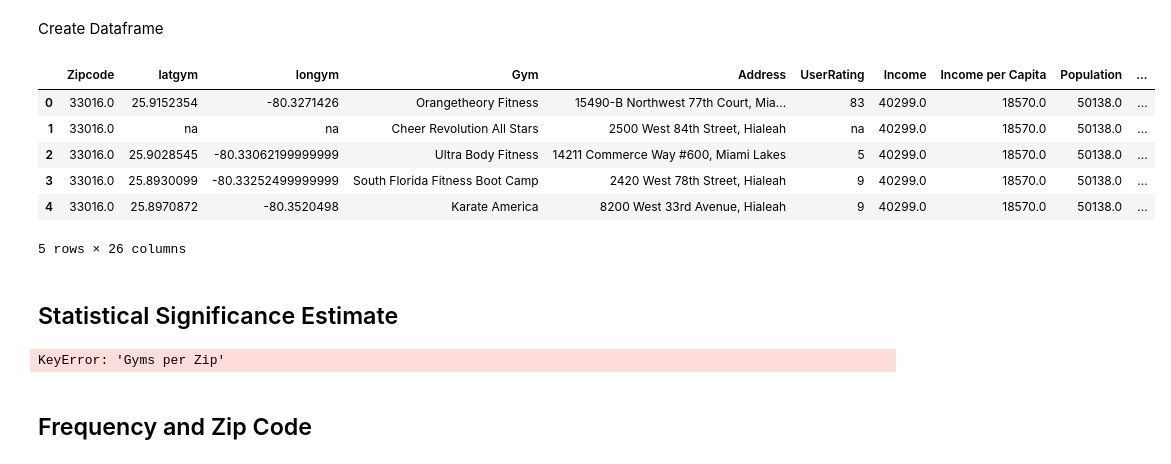
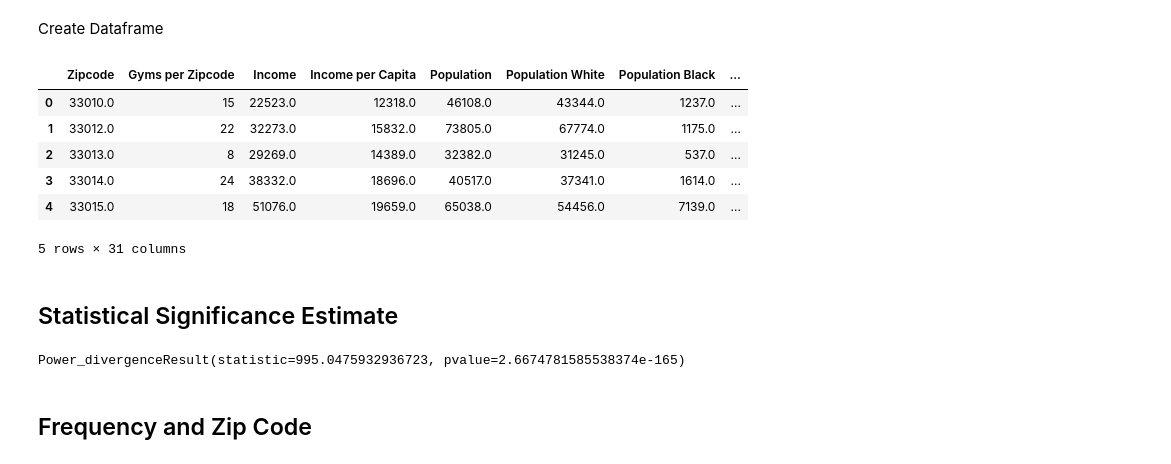
Before and after one commit to EJohnson7/Project-1, a Jupyter notebook: Merge and Charts.ipynb, the cells around one changed output. Cells and saved outputs as stored; diff of their text form; code cells hidden in the pictures.

Commit message:
Redone Merge and Charts up to statsig

```diff
--- a/Merge and Charts.ipynb
+++ b/Merge and Charts.ipynb
@@ -63,6 +63,8 @@ gyms.head()
 | 3 | 33114.0 | 25.771538 | -80.23163029999999 | Thunder Gym | 59 Beacom Boulevard, Miami | 24 |
 | 4 | 33114.0 | 25.7796569 | -80.223461 | POWER GYM | 1710 NW South River Dr #202, Miami | 27 |
 # %%
-gyms.sort_values('Zipcode').drop_duplicates(subset=['Zipcode', 'Address'])
+#gyms.sort_values('Zipcode').drop_duplicates(subset=['Zipcode', 'Address'])
+gyms = gyms.drop_duplicates(subset=['Zipcode', 'Address'])
+gyms.head()
 # %% [output]
 |  | Zipcode | latgym | longym | Gym | Address | UserRating |
@@ -86,3 +75,0 @@ gyms.sort_values('Zipcode').drop_duplicates(subset=['Zipcode', 'Address'])
-# %%
-gyms = gyms.rename(columns={"ZIP": "Zipcode"})
-gyms.head()
@@ -96,2 +75,0 @@ gyms.head()
-# %%
-gyms.set_index(["Zipcode", "Address"]).count(level="Zipcode")
@@ -117,0 +76,5 @@ gyms.set_index(["Zipcode", "Address"]).count(level="Zipcode")
+# %%
+gyms_count = gyms.set_index(["Zipcode", "Address"]).count(level="Zipcode")
+gyms_count = gyms_count.drop(['latgym', 'longym', 'UserRating'], axis=1)
+gyms_count = gyms_count.rename(columns={"Gym": "Gyms per Zipcode"})
+gyms_count.head()
@@ -125,26 +96,26 @@ gyms.set_index(["Zipcode", "Address"]).count(level="Zipcode")
 Create Dataframe
 # %%
 #Merge Both Dataframes on Zip Code only keeping where both data are available
-gym_census_df = pd.merge(gyms, miacensus,how='inner', on='Zipcode')
+gym_census_df = pd.merge(gyms_count, miacensus,how='inner', on='Zipcode')
 #If time merge with other datframes such as kaggle income and yelp
 gym_census_df.head()
 # %% [output]
-|  | Zipcode | latgym | longym | Gym | Address | UserRating | Income | Income per Capita | Population | ... |
-| 0 | 33016.0 | 25.9152354 | -80.3271426 | Orangetheory Fitness | 15490-B Northwest 77th Court, Mia... | 83 | 40299.0 | 18570.0 | 50138.0 | ... |
-| 1 | 33016.0 | na | na | Cheer Revolution All Stars | 2500 West 84th Street, Hialeah | na | 40299.0 | 18570.0 | 50138.0 | ... |
-| 2 | 33016.0 | 25.9028545 | -80.33062199999999 | Ultra Body Fitness | 14211 Commerce Way #600, Miami Lakes | 5 | 40299.0 | 18570.0 | 50138.0 | ... |
-| 3 | 33016.0 | 25.8930099 | -80.33252499999999 | South Florida Fitness Boot Camp | 2420 West 78th Street, Hialeah | 9 | 40299.0 | 18570.0 | 50138.0 | ... |
-| 4 | 33016.0 | 25.8970872 | -80.3520498 | Karate America | 8200 West 33rd Avenue, Hialeah | 9 | 40299.0 | 18570.0 | 50138.0 | ... |
+|  | Zipcode | Gyms per Zipcode | Income | Income per Capita | Population | Population White | Population Black | ... |
+| 0 | 33010.0 | 15 | 22523.0 | 12318.0 | 46108.0 | 43344.0 | 1237.0 | ... |
+| 1 | 33012.0 | 22 | 32273.0 | 15832.0 | 73805.0 | 67774.0 | 1175.0 | ... |
+| 2 | 33013.0 | 8 | 29269.0 | 14389.0 | 32382.0 | 31245.0 | 537.0 | ... |
+| 3 | 33014.0 | 24 | 38332.0 | 18696.0 | 40517.0 | 37341.0 | 1614.0 | ... |
+| 4 | 33015.0 | 18 | 51076.0 | 19659.0 | 65038.0 | 54456.0 | 7139.0 | ... |
-5 rows × 26 columns
+5 rows × 31 columns
 # %% [markdown]
 ## Statistical Significance Estimate
 # %%
 #Statistical Significance Estimate
-gymave = gym_census_df["Gyms per Zip"].mean()
+gymave = gym_census_df["Gyms per Zipcode"].mean()
 critical_value = stats.chi2.ppf(q = 0.95, df = 77)
-stats.chisquare(gym_census_df['Gyms per Zip'], gymave)
+stats.chisquare(gym_census_df['Gyms per Zipcode'], gymave)
 # %% [output]
-KeyError: 'Gyms per Zip'
+Power_divergenceResult(statistic=995.0475932936723, pvalue=2.6674781585538374e-165)
 # %% [markdown]
 ## Frequency and Zip Code
 # %%
```
Also changed, not shown: parts of 6 cells of this notebook.
